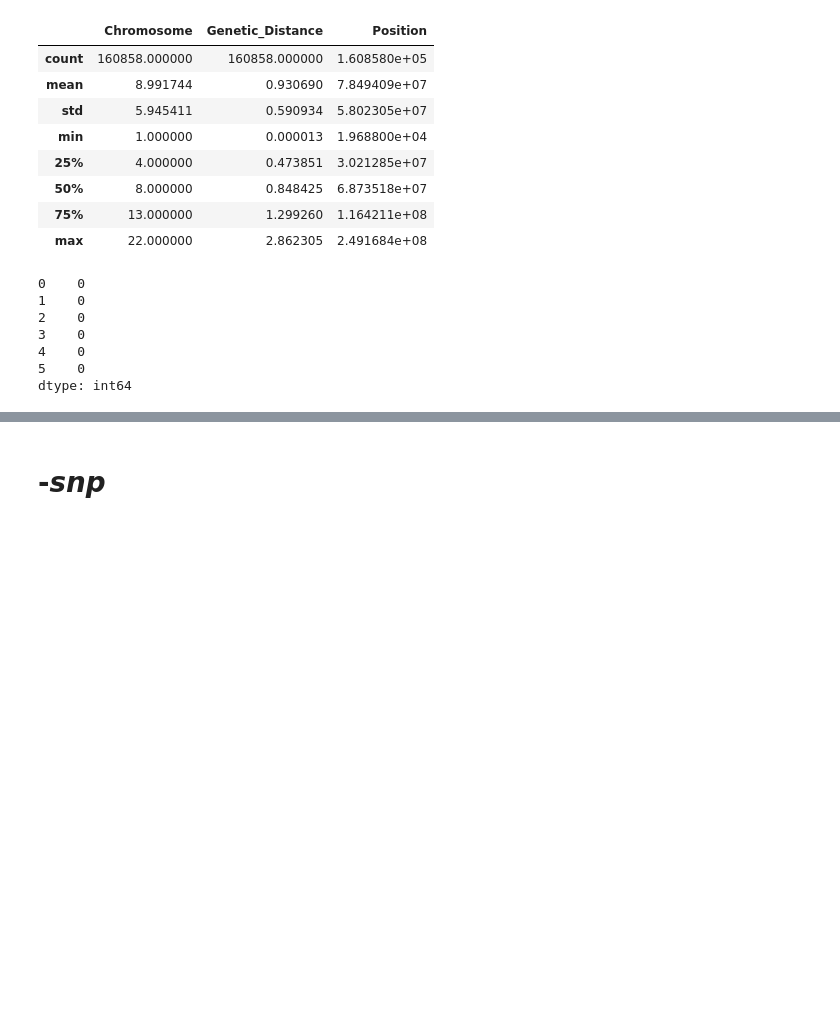
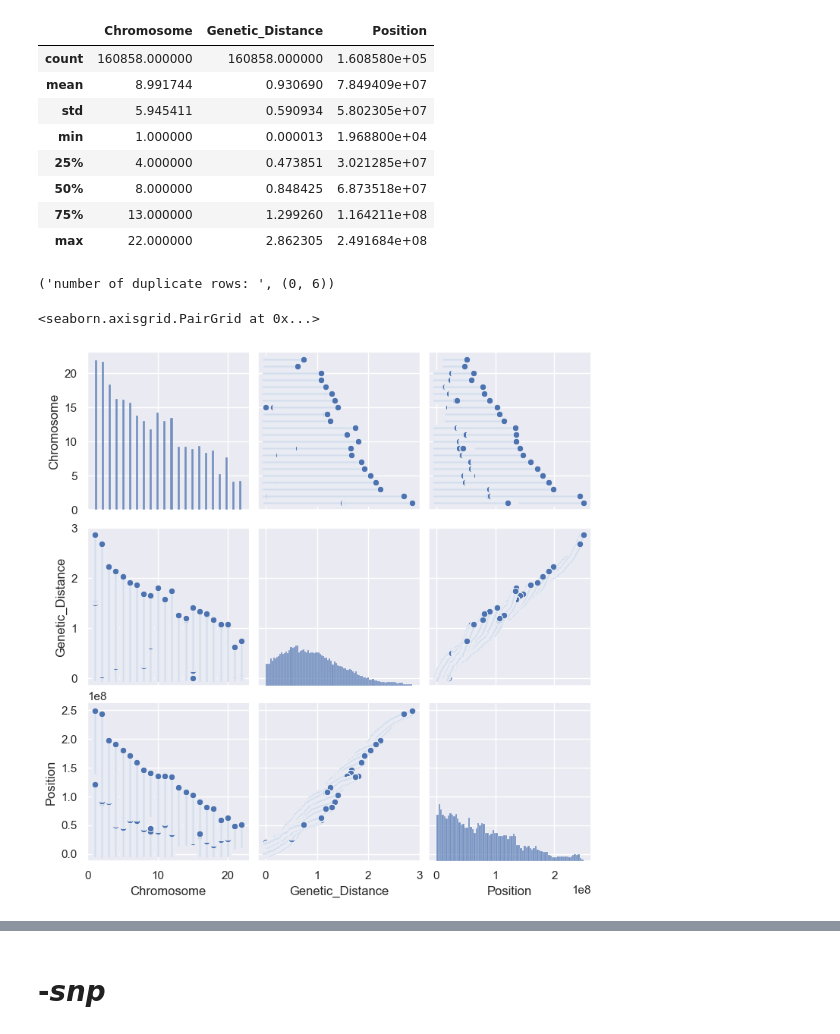
Before and after one commit to r-bashir/GenomeDiffusion, a Jupyter notebook: SNP.ipynb, the cells around one changed output, grey strips where cells are left out. Cells and saved outputs as stored; diff of their text form; code cells hidden in the pictures; blank space fills up the shorter version.

```diff
--- a/SNP.ipynb
+++ b/SNP.ipynb
@@ -3,7 +3,12 @@ import pyarrow
 import fastparquet
 import numpy as np
 import pandas as pd
+
+# For Visualization
+import seaborn as sns
 import matplotlib.pyplot as plt
+%matplotlib inline
+sns.set(color_codes=True)
 # %%
 print(pyarrow.__version__)
 # %% [output]
@@ -159,13 +186,14 @@ bim_df.describe()
 | 50% | 8.000000 | 0.848425 | 6.873518e+07 |
 | 75% | 13.000000 | 1.299260 | 1.164211e+08 |
 | max | 22.000000 | 2.862305 | 2.491684e+08 |
-# %%
-bim_df.isnull().sum()
-# %% [output]
-0    0
-1    0
-2    0
-3    0
-4    0
-5    0
-dtype: int64
+# %%
+bim_df_duplicate = bim_df[bim_df.duplicated()]
+
+"number of duplicate rows: ", bim_df_duplicate.shape
+# %% [output]
+('number of duplicate rows: ', (0, 6))
+# %%
+sns.pairplot(bim_df)
+# %% [output]
+<seaborn.axisgrid.PairGrid at 0x...>
+[figure, added]
```
Also changed, not shown: parts of 39 cells of this notebook, 1 other file.
